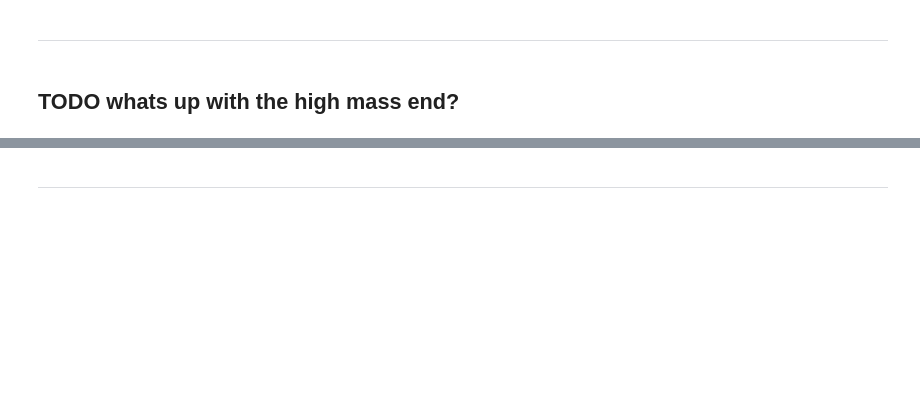
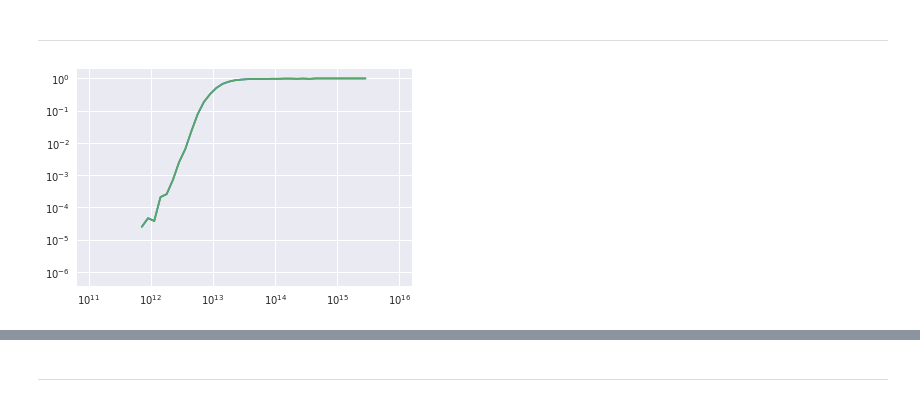
Before and after one commit to mclaughlin6464/pearce, a Jupyter notebook: notebooks/AB_tests/AB Model plots for Aemulus V.ipynb, the cells around one changed output, grey strips where cells are left out. Cells and saved outputs as stored; diff of their text form; code cells hidden in the pictures; blank space fills up the shorter version.

```diff
--- a/notebooks/AB_tests/AB Model plots for Aemulus V.ipynb
+++ b/notebooks/AB_tests/AB Model plots for Aemulus V.ipynb
@@ -524,6 +602,8 @@ def calc_2dhod(mass_bins,conc_bins,sec_haloprop_key, halocat, cens_occ, sats_occ
     mean_nsat = np.zeros((len(mass_bins)-1, len(conc_bins)-1))
 
     mass_bin_nos = range(len(mass_bins)-1)#,1)
+
+    mean_nhalos = np.zeros_like(mean_ncen)
     for bin_no in mass_bin_nos:
         bin_center = np.mean(mass_bins[bin_no-1:bin_no+1])
         indices_of_host_mb = np.where(host_mass_bin_idxs == bin_no)[0]
@@ -555,19 +635,32 @@ def calc_2dhod(mass_bins,conc_bins,sec_haloprop_key, halocat, cens_occ, sats_occ
         if np.any(np.isnan(mean_nsat[bin_no-1,:])):
             mean_nsat[bin_no-1,np.isnan(mean_nsat[bin_no-1,:] )] = 0.0#sat_hod[bin_no-1]
 
-    return mean_ncen, mean_nsat
+        mean_nhalos[bin_no-1,:] = binned_halos
+
+    return mean_ncen, mean_nsat, mean_nhalos
 # %%
 #TODO what is up with the last bin?
-conc_bins = np.linspace(0,1,41)
-sham_cen_2dhod, sham_sat_2dhod = calc_2dhod(mass_bins, conc_bins, 'halo_nfw_conc', cat2.halocat.halo_table,
+conc_bins = np.linspace(0,1,11)
+sham_cen_2dhod, sham_sat_2dhod, bh = calc_2dhod(mass_bins, conc_bins, 'halo_nfw_conc', cat2.halocat.halo_table,
                                         cens_occ, sats_occ)
-# %% [markdown]
-## TODO whats up with the high mass end?
+# %%
+occupied_bins = bh!=0
+# %%
+def contract_hod(hod, occupied_bins):
+
+    contraction = np.zeros(hod.shape[0])
+
+    for i in xrange(hod.shape[0]):
+        contraction[i] = np.mean(hod[i][occupied_bins[i]])
+
+    return contraction
 # %%
 plt.plot(mass_bin_centers, sham_cen_hod)
-plt.plot(mass_bin_centers, np.nanmean(sham_cen_2dhod, axis =1))
+plt.plot(mass_bin_centers, contract_hod(sham_cen_2dhod, occupied_bins))
 #plt.plot(mass_bin_centers, np.nanmean(sham_cen_hod_v2, axis =1))
 
 plt.loglog();
+# %% [output]
+[figure, added]
 # %%
 plt.plot(mass_bin_centers, sham_sat_hod)
```
Also changed, not shown: parts of 47 cells of this notebook, 52 other files.
